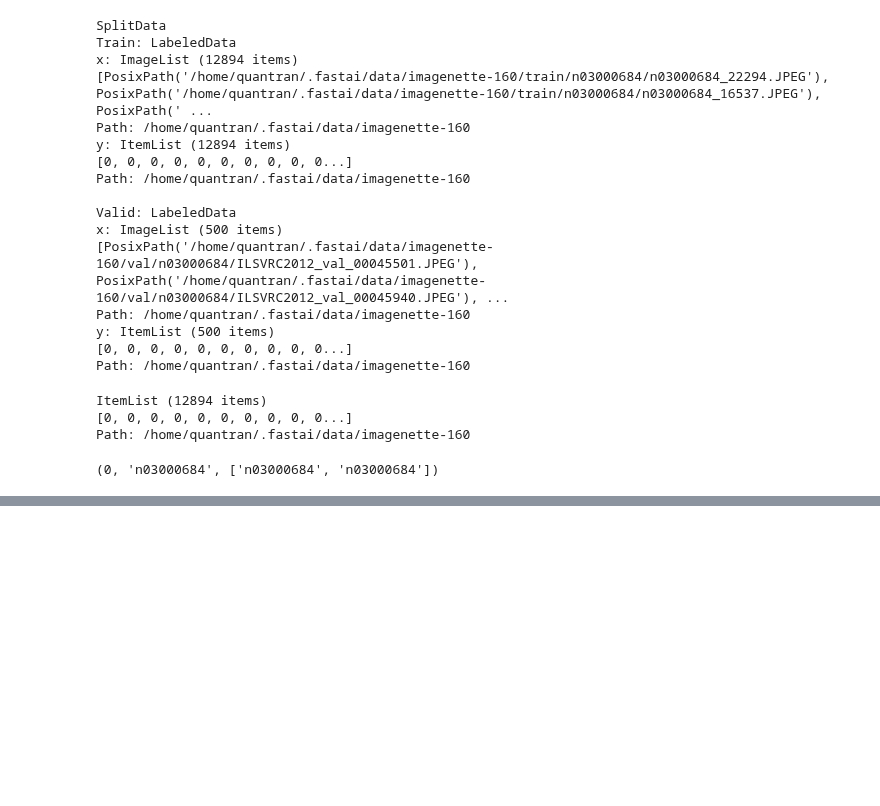
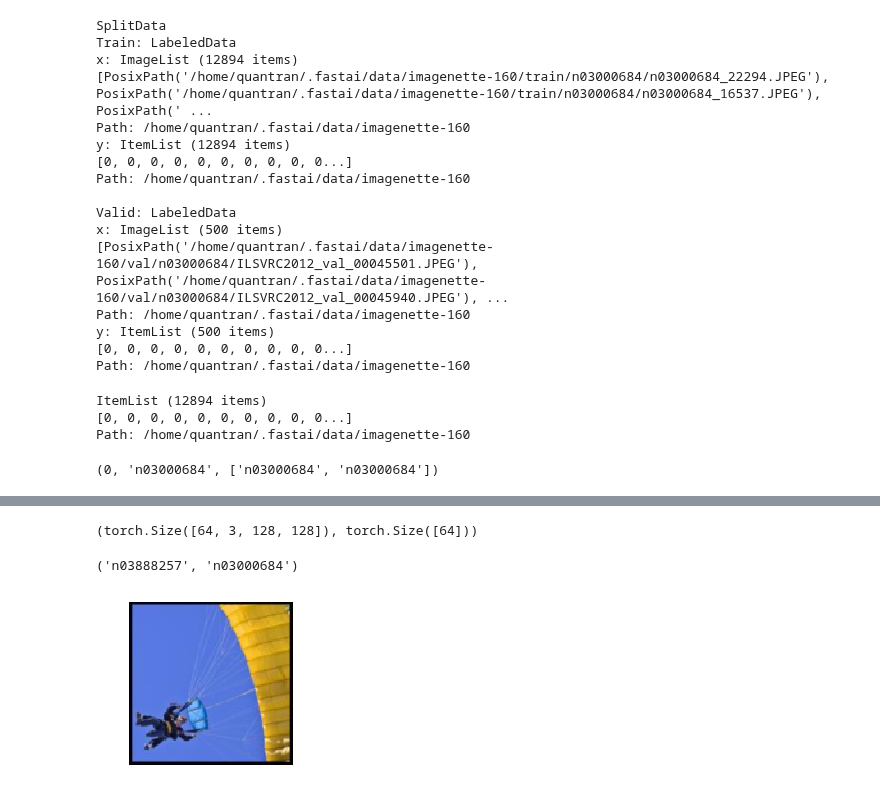
Before and after one commit to anhquan0412/fastai_v3p1, a Jupyter notebook: part_2/databunch.ipynb, the cells around one changed output, grey strips where cells are left out. Saved outputs shown, nothing was run; the diff lists cells and outputs as text; code cells hidden in the pictures; blank space fills up the shorter version.

```diff
--- a/part_2/databunch.ipynb
+++ b/part_2/databunch.ipynb
@@ -570,0 +682,13 @@ ll.train.y.items[0], ll.train.y_obj(0), ll.train.y_obj([0,1]) # numericalized la
+# %%
+train_dl,valid_dl = get_dls(ll.train,ll.valid,bs, num_workers=4)
+# %%
+x,y = next(iter(train_dl))
+x.shape,y.shape
+# %% [output]
+(torch.Size([64, 3, 128, 128]), torch.Size([64]))
+# %%
+show_image(x[0])
+ll.train.proc_y.vocab[y[0]],ll.train.y_obj(0) # same thing
+# %% [output]
+('n03888257', 'n03000684')
+[figure, added]
```
Also changed, not shown: parts of 49 cells of this notebook.
